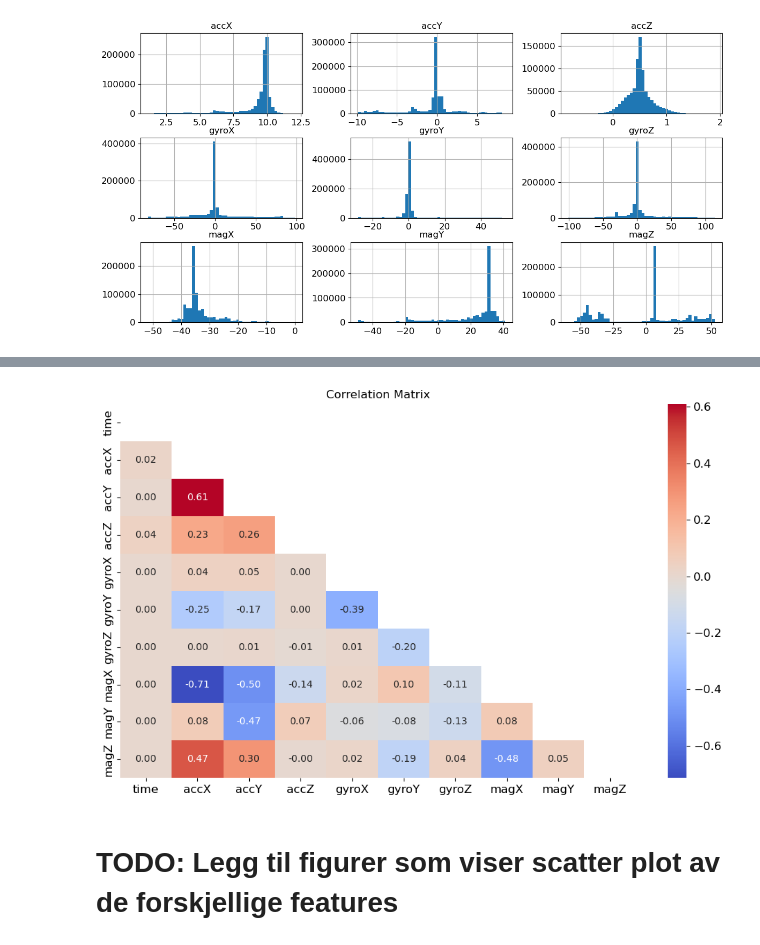
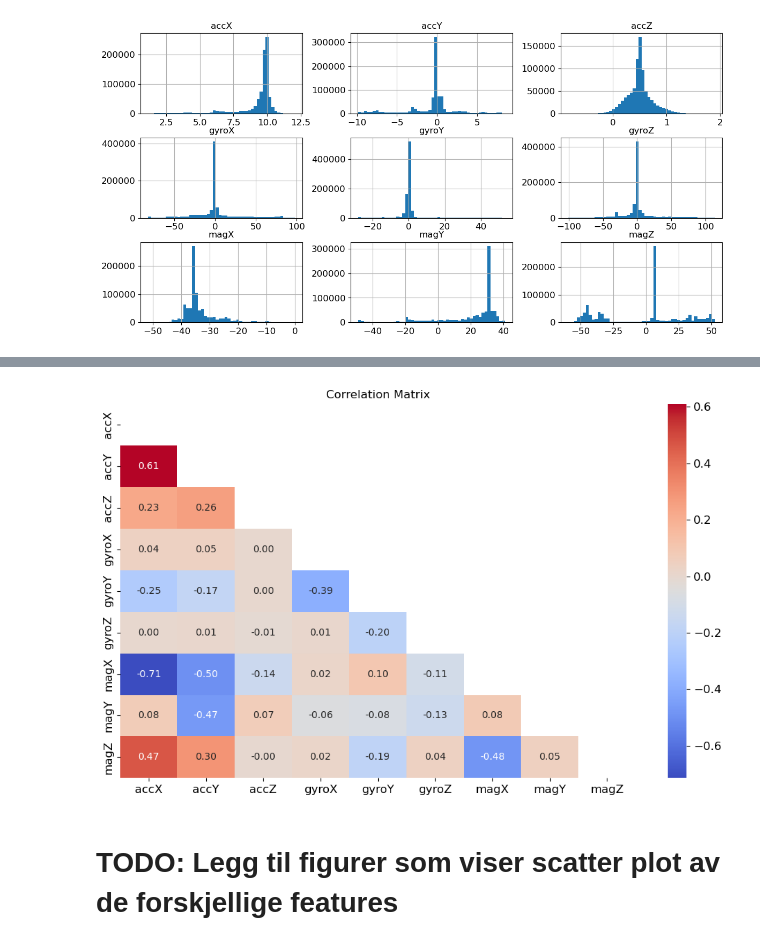
Before and after one commit to Hakonimatata/MachineLearningV2, a Jupyter notebook: Assignment_2/A2_Submission.ipynb, the cells around one changed output, grey strips where cells are left out. Cells and saved outputs as stored; diff of their text form; code cells hidden in the pictures.

```diff
--- a/Assignment_2/A2_Submission.ipynb
+++ b/Assignment_2/A2_Submission.ipynb
@@ -308,7 +313,7 @@ plt.show()
 # %%
-plot_corr_matrix(raw_data.drop(columns=['name']))
+plot_corr_matrix(raw_data.drop(columns=['name', 'time']))
 # %% [output]
-[figure, old version]
+[figure, new version]
 # %% [markdown]
 # TODO: Legg til figurer som viser scatter plot av de forskjellige features
 # %% [markdown]
```
Also changed, not shown: parts of 7 cells of this notebook.
